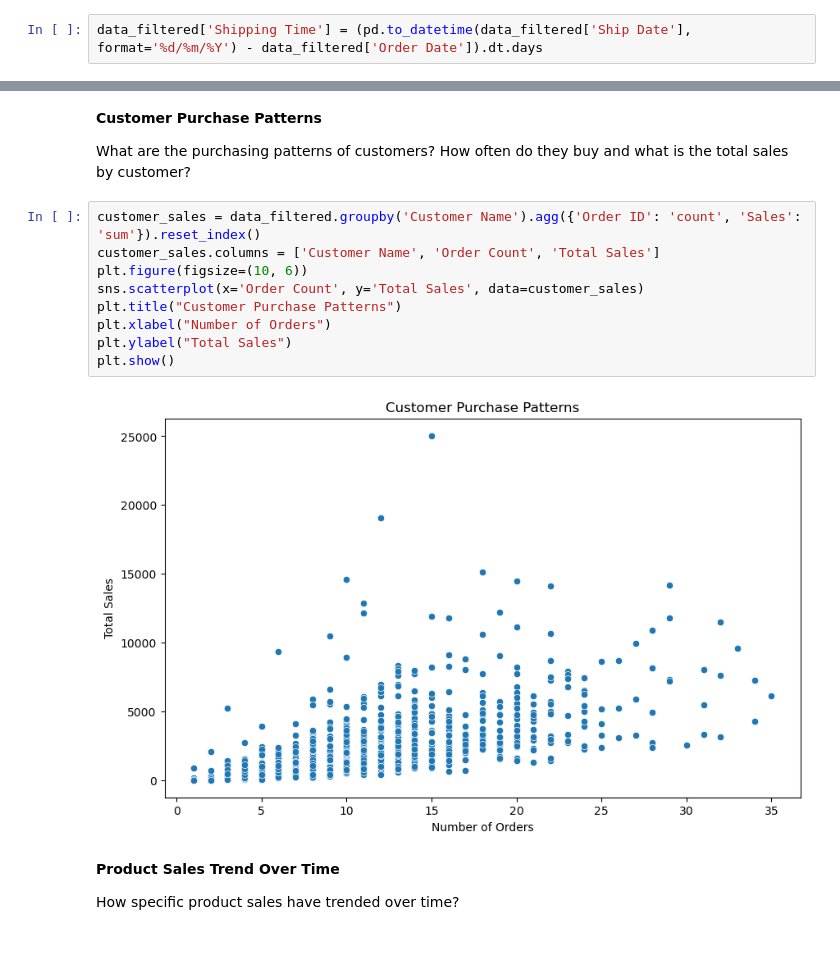
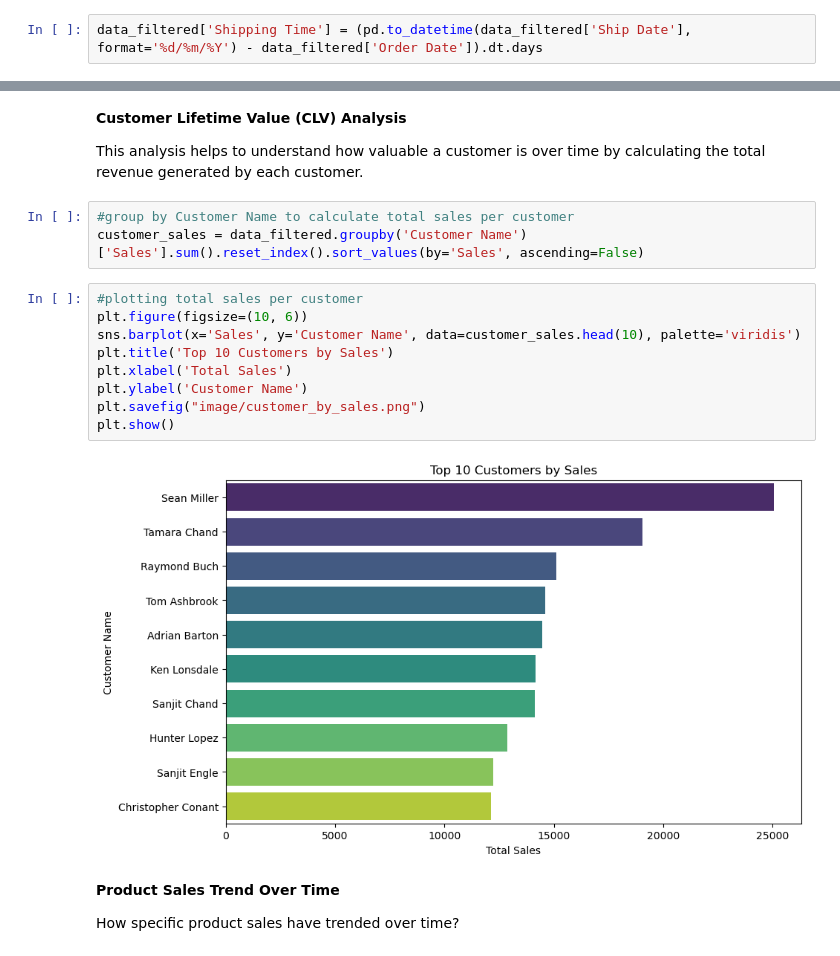
Before and after one commit to sumanshaw9/sales-insights, a Jupyter notebook: Customer-Sales-Analysis.ipynb, the cells around one changed output, grey strips where cells are left out. Saved outputs shown, nothing was run; the diff lists cells and outputs as text.

Commit message:
customer by sales plotting change to plotly

```diff
--- a/Customer-Sales-Analysis.ipynb
+++ b/Customer-Sales-Analysis.ipynb
@@ -224,20 +216,23 @@ plt.show()
 # %% [output]
 [figure]
 # %% [markdown]
-**Customer Purchase Patterns**
+**Customer Lifetime Value (CLV) Analysis**
 
-What are the purchasing patterns of customers? How often do they buy and what is the total sales by customer?
+This analysis helps to understand how valuable a customer is over time by calculating the total revenue generated by each customer.
+# %%
+#group by Customer Name to calculate total sales per customer
+customer_sales = data_filtered.groupby('Customer Name')['Sales'].sum().reset_index().sort_values(by='Sales', ascending=False)
 # %%
-customer_sales = data_filtered.groupby('Customer Name').agg({'Order ID': 'count', 'Sales': 'sum'}).reset_index()
-customer_sales.columns = ['Customer Name', 'Order Count', 'Total Sales']
+#plotting total sales per customer
 plt.figure(figsize=(10, 6))
-sns.scatterplot(x='Order Count', y='Total Sales', data=customer_sales)
-plt.title("Customer Purchase Patterns")
-plt.xlabel("Number of Orders")
-plt.ylabel("Total Sales")
+sns.barplot(x='Sales', y='Customer Name', data=customer_sales.head(10), palette='viridis')
+plt.title('Top 10 Customers by Sales')
+plt.xlabel('Total Sales')
+plt.ylabel('Customer Name')
+plt.savefig("image/customer_by_sales.png")
 plt.show()
 # %% [output]
-[figure, old version]
+[figure, new version]
 # %% [markdown]
 **Product Sales Trend Over Time**
 
```
Also changed, not shown: parts of 12 cells of this notebook, 6 other files.
